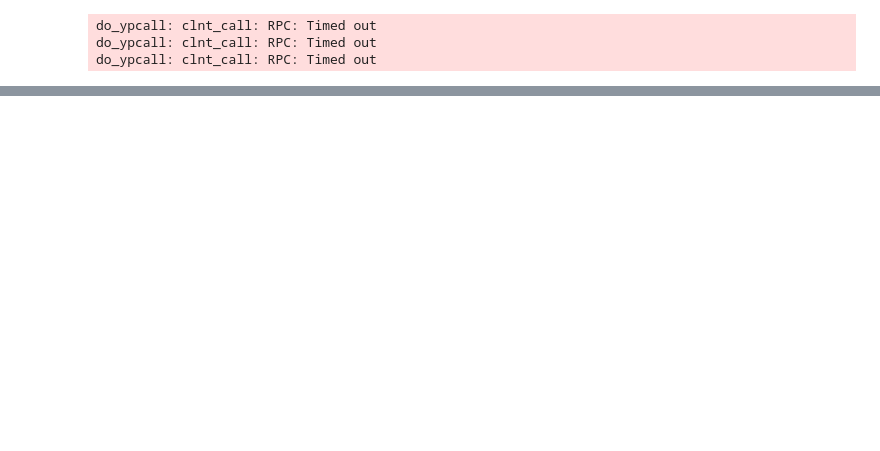
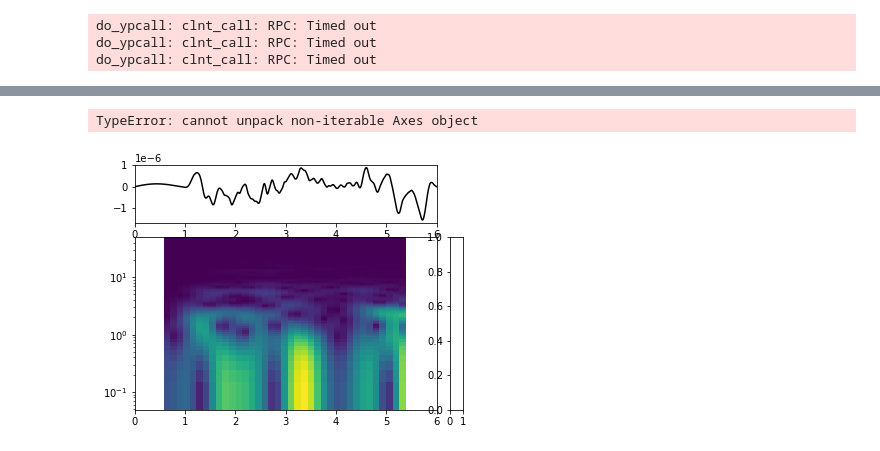
Before and after one commit to RebeccaColquhoun/seismo_det, a Jupyter notebook: code/spectrograms.ipynb, the cells around one changed output, grey strips where cells are left out. Drawn from its saved outputs; the diff is of its cells as text; code cells hidden in the pictures; blank space fills up the shorter version.

Commit message:
spectrograms

```diff
--- a/code/spectrograms.ipynb
+++ b/code/spectrograms.ipynb
@@ -299,0 +146,24 @@ data[tr_no].stats.channel[-1]
+# %%
+fig = plt.figure()
+ax1 = fig.add_axes([0.1, 0.75, 0.7, 0.2]) #[left bottom width height]
+ax2 = fig.add_axes([0.1, 0.1, 0.7, 0.60], sharex=ax1)
+ax3 = fig.add_axes([0.83, 0.1, 0.03, 0.6])
+
+#make time vector
+t = np.arange(d.stats.npts) / d.stats.sampling_rate
+
+#plot waveform (top subfigure)
+ax1.plot(t, d.data, 'k')
+
+#plot spectrogram (bottom subfigure)
+spl2 = d
+f, t, Sxx = spl2.spectrogram(show=False, axes=ax2, log = True)
+mappable = ax2.collections[0]
+ax2.vlines(1, 0, 50, color='white')
+ax2.vlines(5, 0, 50, color='white')
+ax2.hlines(1/tpmax, 0, 6, color='hotpink')
+ax2.hlines(1/tc, 0, 6, color='skyblue')
+plt.colorbar(mappable=mappable, cax=ax3)
+# %% [output]
+TypeError: cannot unpack non-iterable Axes object
+[figure, added]
```
Also changed, not shown: parts of 45 cells of this notebook.
